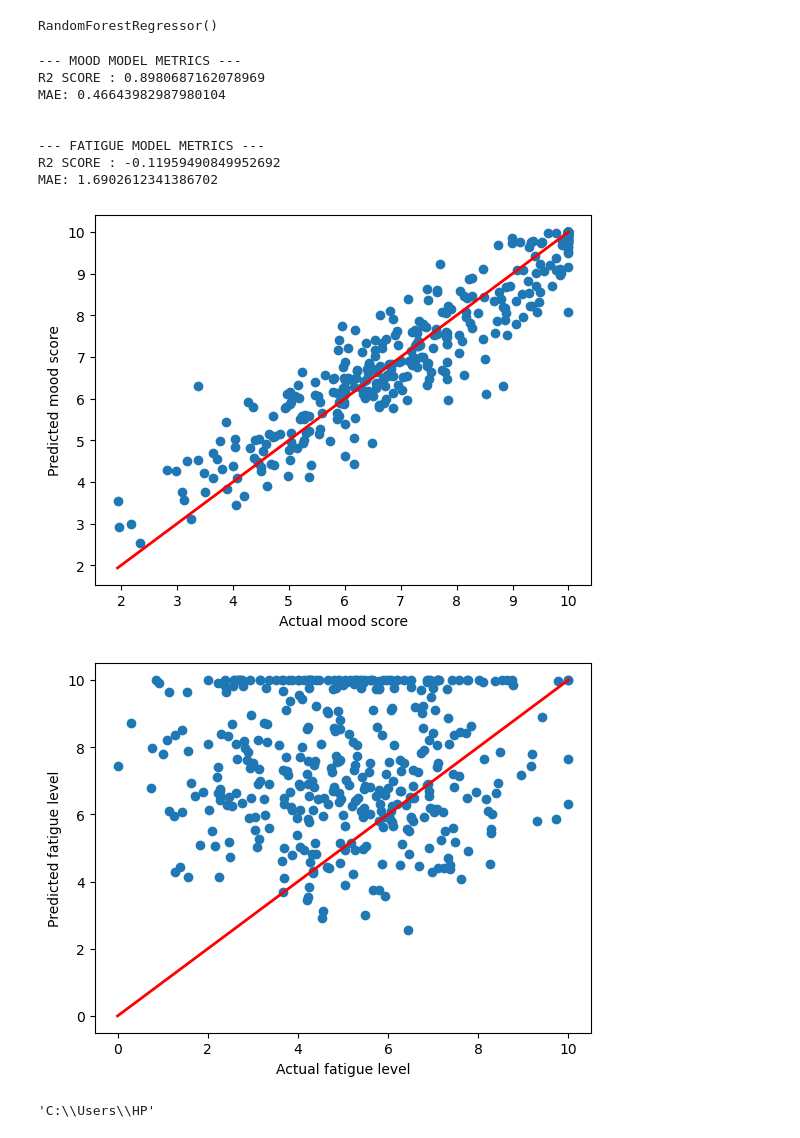
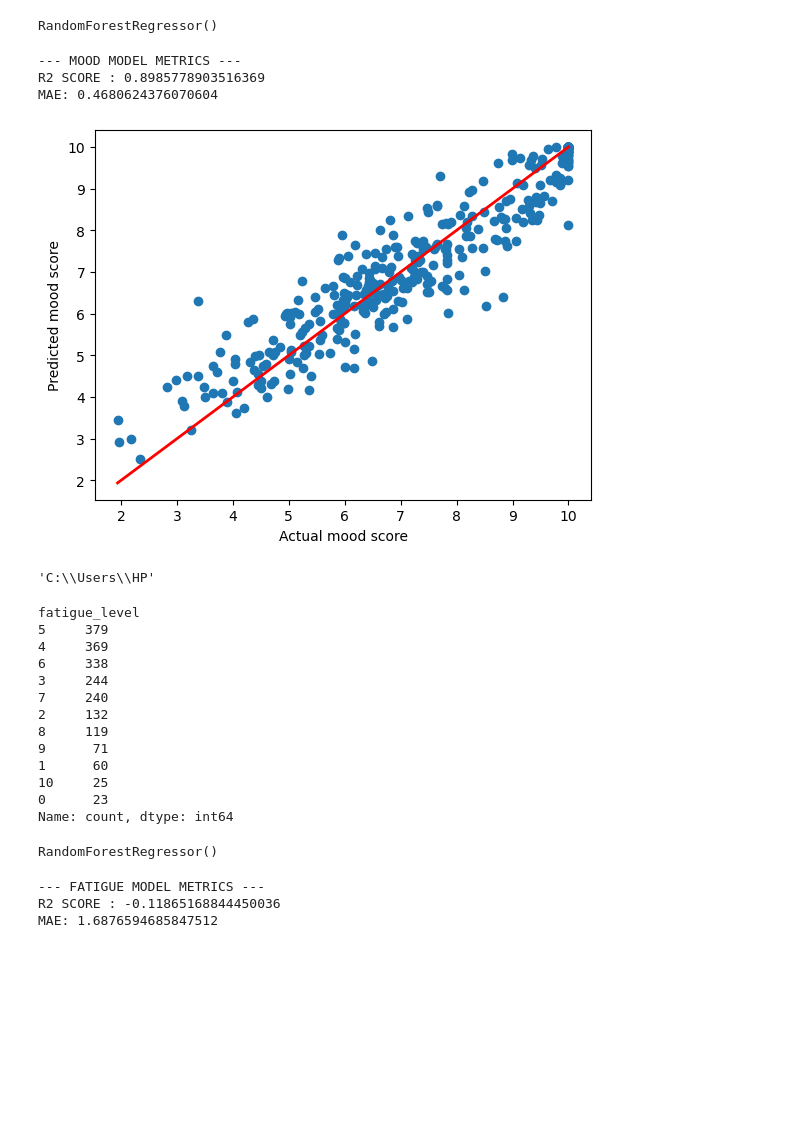
Before and after one commit to mgalen007/Pulse, a Jupyter notebook: ai/ml/training/notebooks/mood_energy.ipynb, the cells around one changed output. Saved outputs shown, nothing was run; the diff lists cells and outputs as text; code cells hidden in the pictures; blank space fills up the shorter version.

```diff
--- a/ai/ml/training/notebooks/mood_energy.ipynb
+++ b/ai/ml/training/notebooks/mood_energy.ipynb
@@ -54,52 +51,30 @@ RandomForestRegressor()
 from sklearn.metrics import r2_score, mean_absolute_error
 
 mood_predictions = mood_model.predict(X_test)
-fatigue_predictions = fatigue_model.predict(X_test)
 
 print(f"--- MOOD MODEL METRICS ---")
 print(f"R2 SCORE : {r2_score(y_test["mood_score"], mood_predictions)}")
 print(f"MAE: {mean_absolute_error(y_test["mood_score"], mood_predictions)}")
-print("\n")
-print(f"--- FATIGUE MODEL METRICS ---")
-print(f"R2 SCORE : {r2_score(y_test["fatigue_level"], fatigue_predictions)}")
-print(f"MAE: {mean_absolute_error(y_test["fatigue_level"], fatigue_predictions)}")
 # %% [output]
 --- MOOD MODEL METRICS ---
-R2 SCORE : 0.8980687162078969
-MAE: 0.46643982987980104
-
-
---- FATIGUE MODEL METRICS ---
-R2 SCORE : -0.11959490849952692
-MAE: 1.6902612341386702
+R2 SCORE : 0.8985778903516369
+MAE: 0.4680624376070604
 # %%
 # Visualization
 import matplotlib.pyplot as plt
 
 # Mood score prediction
 plt.scatter(y_test["mood_score"], mood_predictions)
 plt.xlabel("Actual mood score")
 plt.ylabel("Predicted mood score")
 plt.plot(
     [y_test["mood_score"].min(), y_test["mood_score"].max()],
     [y_test["mood_score"].min(), y_test["mood_score"].max()],
     color="red", linewidth=2
 )
 plt.show()
-
-# Fatigue level prediction, pretty bad
-plt.scatter(y_test["fatigue_level"], mood_predictions)
-plt.xlabel("Actual fatigue level")
-plt.ylabel("Predicted fatigue level")
-plt.plot(
-    [y_test["fatigue_level"].min(), y_test["fatigue_level"].max()],
-    [y_test["fatigue_level"].min(), y_test["fatigue_level"].max()],
-    color="red", linewidth=2
-)
-plt.show()
 # %% [output]
-[figure, old version]
+[figure, new version]
-[figure, removed]
 # %%
 # Export the mood prediction model
 import joblib
@@ -109,3 +84,36 @@ joblib.dump(mood_model, "mood_predictor.pkl")
 os.getcwd()
 # %% [output]
 'C:\\Users\\HP'
+# %%
+dataset["fatigue_level"].isna().sum()
+dataset["fatigue_level"] = dataset["fatigue_level"].round().astype(int)
+dataset["fatigue_level"].value_counts()
+# %% [output]
+fatigue_level
+5     379
+4     369
+6     338
+3     244
+7     240
+2     132
+8     119
+9      71
+1      60
+10     25
+0      23
+Name: count, dtype: int64
+# %%
+fatigue_model = RandomForestRegressor()
+fatigue_model.fit(X_train, y_train["fatigue_level"])
+# %% [output]
+RandomForestRegressor()
+# %%
+fatigue_predictions = fatigue_model.predict(X_test)
+
+print(f"--- FATIGUE MODEL METRICS ---")
+print(f"R2 SCORE : {r2_score(y_test["fatigue_level"], fatigue_predictions)}")
+print(f"MAE: {mean_absolute_error(y_test["fatigue_level"], fatigue_predictions)}")
+# %% [output]
+--- FATIGUE MODEL METRICS ---
+R2 SCORE : -0.11865168844450036
+MAE: 1.6876594685847512
```
Also changed, not shown: parts of 2 cells of this notebook, 2 other files.
